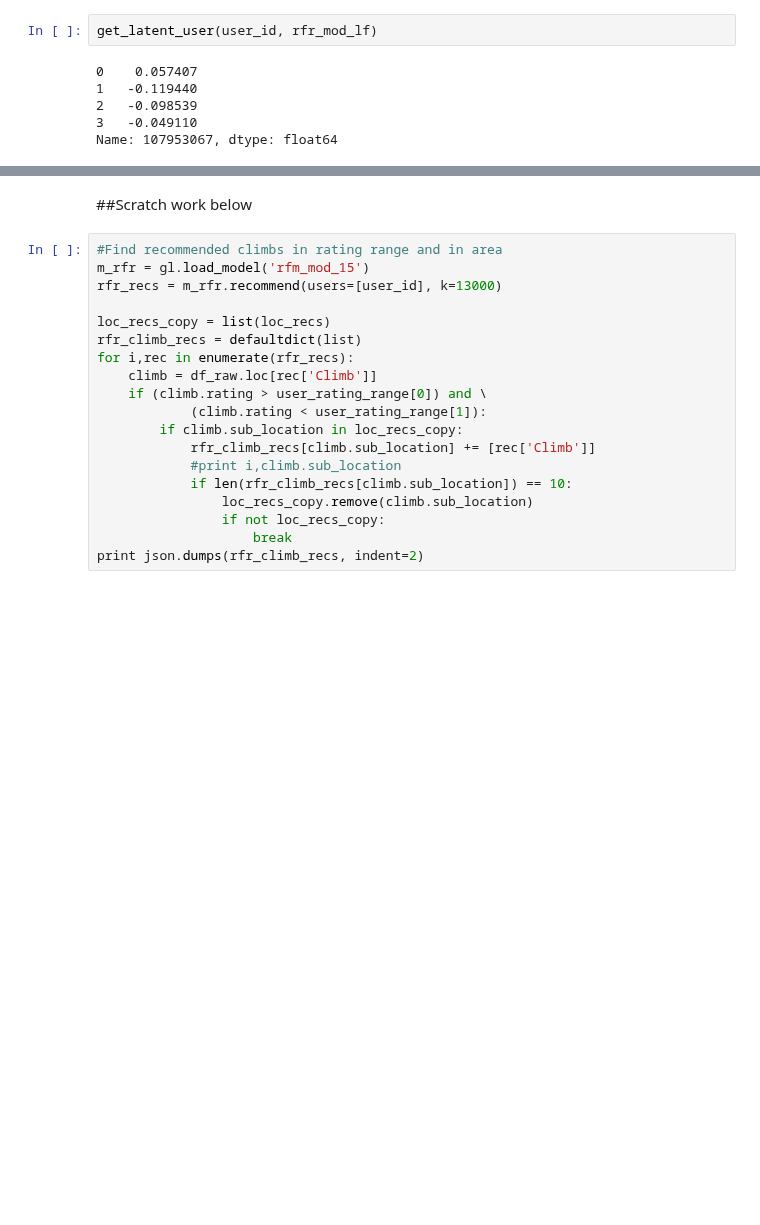
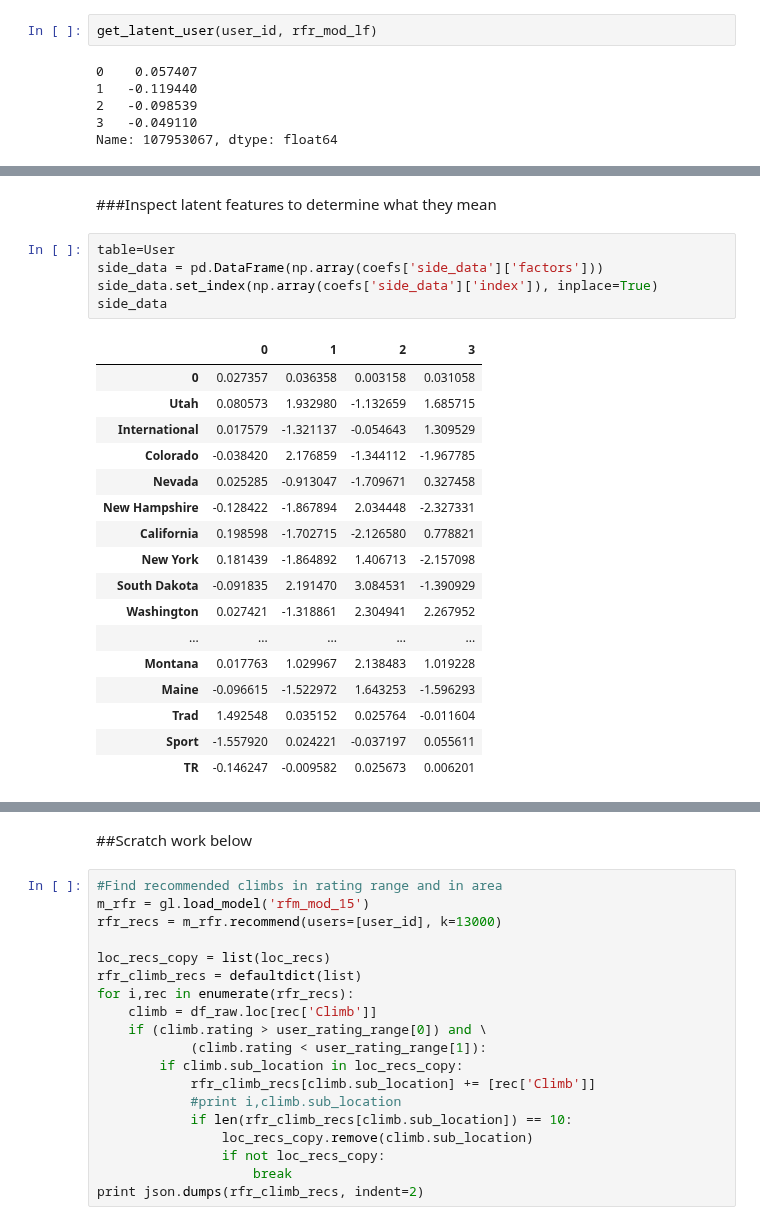
Before and after one commit to dmneal/Capstone, a Jupyter notebook: Final Recommending System.ipynb, the cells around one changed output, grey strips where cells are left out. Cells and saved outputs as stored; diff of their text form; blank space fills up the shorter version.

Commit message:
produced final useable data

```diff
--- a/Final Recommending System.ipynb
+++ b/Final Recommending System.ipynb
@@ -137,0 +284,25 @@ Name: 107953067, dtype: float64
+# %% [markdown]
+###Inspect latent features to determine what they mean
+# %%
+table=User
+side_data = pd.DataFrame(np.array(coefs['side_data']['factors']))
+side_data.set_index(np.array(coefs['side_data']['index']), inplace=True)
+side_data
+# %% [output]
+|  | 0 | 1 | 2 | 3 |
+| 0 | 0.027357 | 0.036358 | 0.003158 | 0.031058 |
+| Utah | 0.080573 | 1.932980 | -1.132659 | 1.685715 |
+| International | 0.017579 | -1.321137 | -0.054643 | 1.309529 |
+| Colorado | -0.038420 | 2.176859 | -1.344112 | -1.967785 |
+| Nevada | 0.025285 | -0.913047 | -1.709671 | 0.327458 |
+| New Hampshire | -0.128422 | -1.867894 | 2.034448 | -2.327331 |
+| California | 0.198598 | -1.702715 | -2.126580 | 0.778821 |
+| New York | 0.181439 | -1.864892 | 1.406713 | -2.157098 |
+| South Dakota | -0.091835 | 2.191470 | 3.084531 | -1.390929 |
+| Washington | 0.027421 | -1.318861 | 2.304941 | 2.267952 |
+| ... | ... | ... | ... | ... |
+| Montana | 0.017763 | 1.029967 | 2.138483 | 1.019228 |
+| Maine | -0.096615 | -1.522972 | 1.643253 | -1.596293 |
+| Trad | 1.492548 | 0.035152 | 0.025764 | -0.011604 |
+| Sport | -1.557920 | 0.024221 | -0.037197 | 0.055611 |
+| TR | -0.146247 | -0.009582 | 0.025673 | 0.006201 |
```
Also changed, not shown: parts of 14 cells of this notebook, 3 other files.
